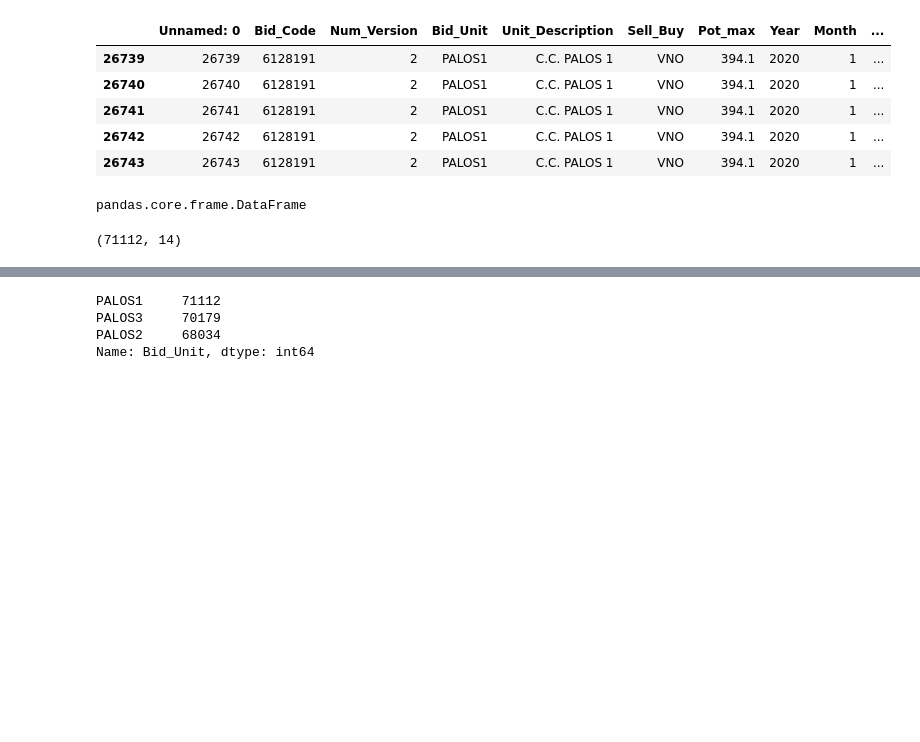
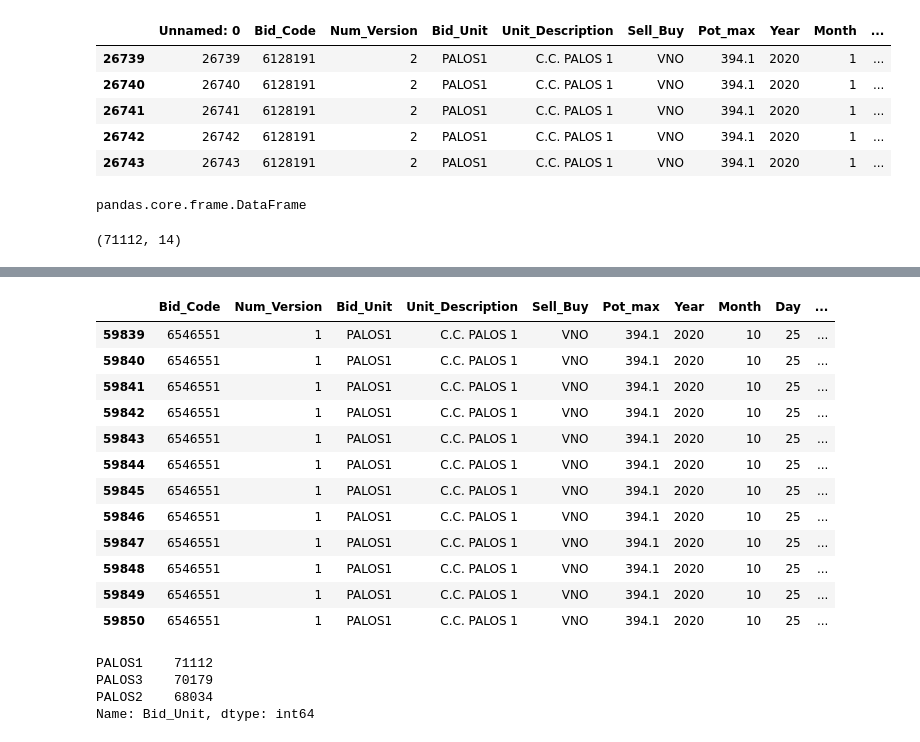
Before and after one commit to luisdelpozo/TFM, a Jupyter notebook: TFM_df_sel_unit_v0.ipynb, the cells around one changed output, grey strips where cells are left out. Cells and saved outputs as stored; diff of their text form; code cells hidden in the pictures; blank space fills up the shorter version.

```diff
--- a/TFM_df_sel_unit_v0.ipynb
+++ b/TFM_df_sel_unit_v0.ipynb
@@ -148,0 +316,17 @@ df_PALOS1 = df_sel_unit('PALOS1')
+# %%
+#Period 25 ocurrs when day time changes
+df_PALOS1.loc[(df_PALOS1['Period']==25)]
+# %% [output]
+|  | Bid_Code | Num_Version | Bid_Unit | Unit_Description | Sell_Buy | Pot_max | Year | Month | Day | ... |
+| 59839 | 6546551 | 1 | PALOS1 | C.C. PALOS 1 | VNO | 394.1 | 2020 | 10 | 25 | ... |
+| 59840 | 6546551 | 1 | PALOS1 | C.C. PALOS 1 | VNO | 394.1 | 2020 | 10 | 25 | ... |
+| 59841 | 6546551 | 1 | PALOS1 | C.C. PALOS 1 | VNO | 394.1 | 2020 | 10 | 25 | ... |
+| 59842 | 6546551 | 1 | PALOS1 | C.C. PALOS 1 | VNO | 394.1 | 2020 | 10 | 25 | ... |
+| 59843 | 6546551 | 1 | PALOS1 | C.C. PALOS 1 | VNO | 394.1 | 2020 | 10 | 25 | ... |
+| 59844 | 6546551 | 1 | PALOS1 | C.C. PALOS 1 | VNO | 394.1 | 2020 | 10 | 25 | ... |
+| 59845 | 6546551 | 1 | PALOS1 | C.C. PALOS 1 | VNO | 394.1 | 2020 | 10 | 25 | ... |
+| 59846 | 6546551 | 1 | PALOS1 | C.C. PALOS 1 | VNO | 394.1 | 2020 | 10 | 25 | ... |
+| 59847 | 6546551 | 1 | PALOS1 | C.C. PALOS 1 | VNO | 394.1 | 2020 | 10 | 25 | ... |
+| 59848 | 6546551 | 1 | PALOS1 | C.C. PALOS 1 | VNO | 394.1 | 2020 | 10 | 25 | ... |
+| 59849 | 6546551 | 1 | PALOS1 | C.C. PALOS 1 | VNO | 394.1 | 2020 | 10 | 25 | ... |
+| 59850 | 6546551 | 1 | PALOS1 | C.C. PALOS 1 | VNO | 394.1 | 2020 | 10 | 25 | ... |
```
Also changed, not shown: parts of 58 cells of this notebook, 1 other file.
